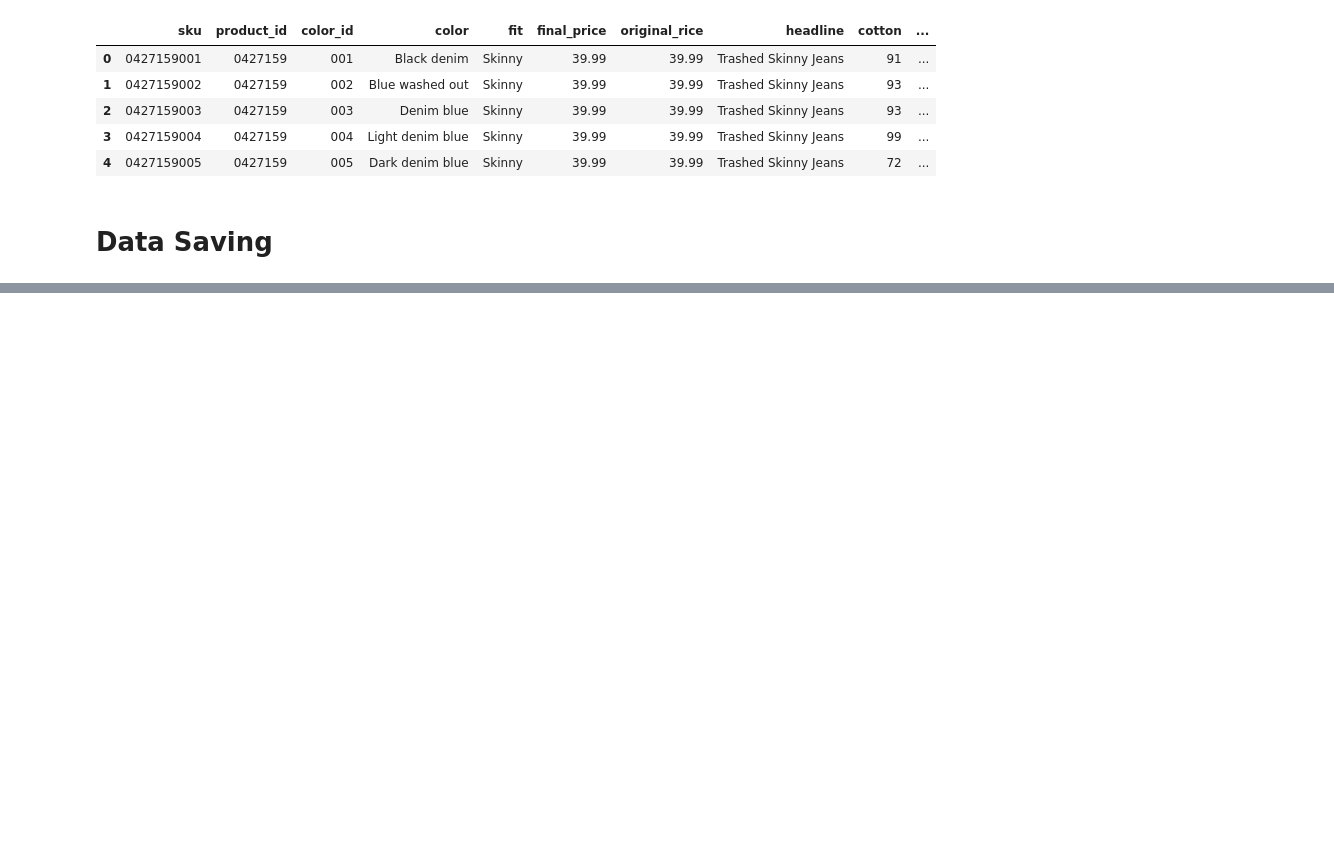
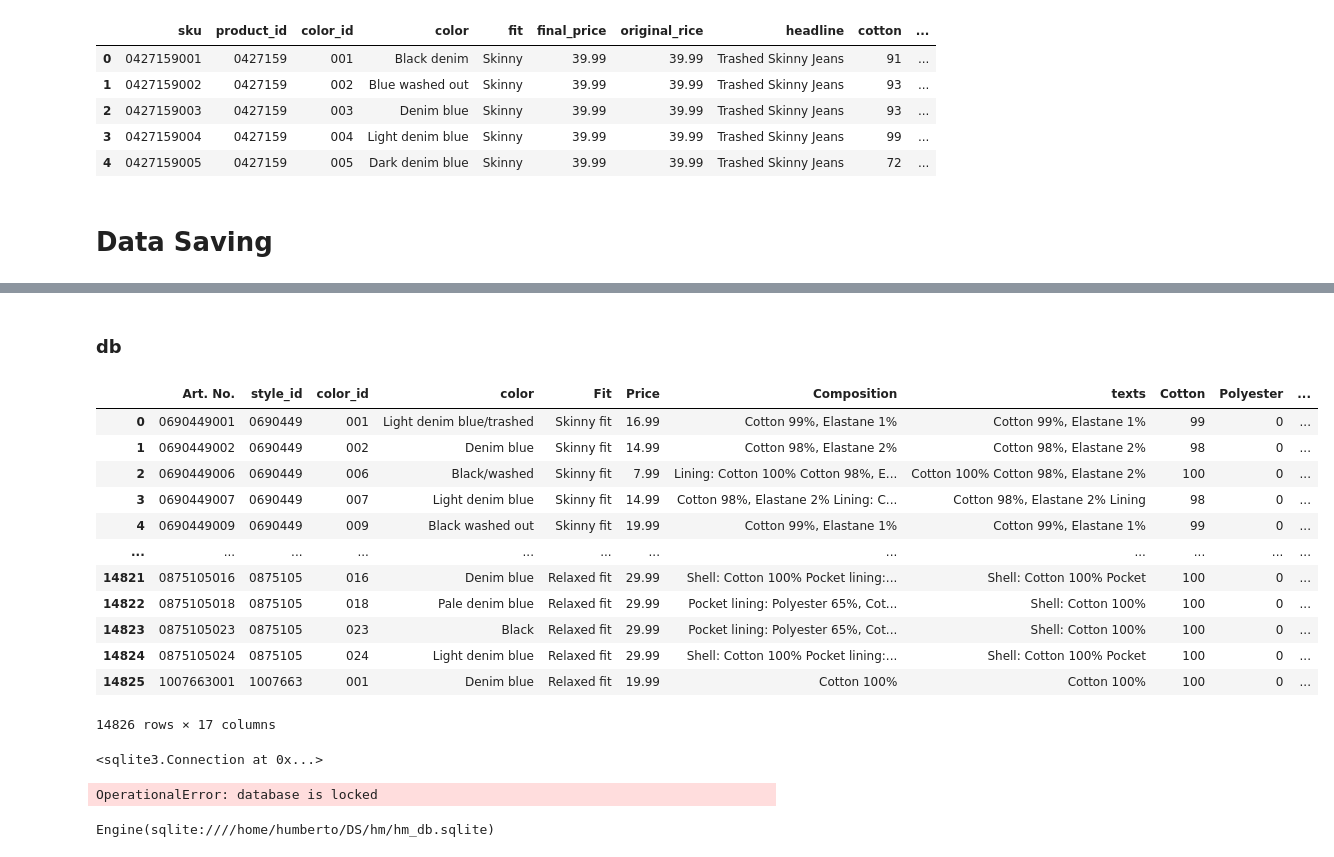
Before and after one commit to humberto-aguiar/Web-Scraping-Jeans, a Jupyter notebook: hm-web-scraping-v01.ipynb, the cells around one changed output, grey strips where cells are left out. Saved outputs shown, nothing was run; the diff lists cells and outputs as text; code cells hidden in the pictures; blank space fills up the shorter version.

```diff
--- a/hm-web-scraping-v01.ipynb
+++ b/hm-web-scraping-v01.ipynb
@@ -609,0 +854,49 @@ df_final.to_csv('./backups/df_backup-{}.csv'.format(now), index = False)
+# %% [markdown]
+### db
+# %%
+# connection through sqlite
+path_to_db = '/home/humberto/DS/hm/hm_db.sqlite'
+conn = sqlite3.connect(path_to_db, timeout=10)
+
+query = """
+SELECT *
+FROM showroom
+"""
+
+df_sql = pd.read_sql_query(query, con = conn)
+df_sql
+# %% [output]
+|  | Art. No. | style_id | color_id | color | Fit | Price | Composition | texts | Cotton | Polyester | ... |
+| 0 | 0690449001 | 0690449 | 001 | Light denim blue/trashed | Skinny fit | 16.99 | Cotton 99%, Elastane 1% | Cotton 99%, Elastane 1% | 99 | 0 | ... |
+| 1 | 0690449002 | 0690449 | 002 | Denim blue | Skinny fit | 14.99 | Cotton 98%, Elastane 2% | Cotton 98%, Elastane 2% | 98 | 0 | ... |
+| 2 | 0690449006 | 0690449 | 006 | Black/washed | Skinny fit | 7.99 | Lining: Cotton 100% Cotton 98%, E... | Cotton 100% Cotton 98%, Elastane 2% | 100 | 0 | ... |
+| 3 | 0690449007 | 0690449 | 007 | Light denim blue | Skinny fit | 14.99 | Cotton 98%, Elastane 2% Lining: C... | Cotton 98%, Elastane 2% Lining | 98 | 0 | ... |
+| 4 | 0690449009 | 0690449 | 009 | Black washed out | Skinny fit | 19.99 | Cotton 99%, Elastane 1% | Cotton 99%, Elastane 1% | 99 | 0 | ... |
+| ... | ... | ... | ... | ... | ... | ... | ... | ... | ... | ... | ... |
+| 14821 | 0875105016 | 0875105 | 016 | Denim blue | Relaxed fit | 29.99 | Shell: Cotton 100% Pocket lining:... | Shell: Cotton 100% Pocket | 100 | 0 | ... |
+| 14822 | 0875105018 | 0875105 | 018 | Pale denim blue | Relaxed fit | 29.99 | Pocket lining: Polyester 65%, Cot... | Shell: Cotton 100% | 100 | 0 | ... |
+| 14823 | 0875105023 | 0875105 | 023 | Black | Relaxed fit | 29.99 | Pocket lining: Polyester 65%, Cot... | Shell: Cotton 100% | 100 | 0 | ... |
+| 14824 | 0875105024 | 0875105 | 024 | Light denim blue | Relaxed fit | 29.99 | Shell: Cotton 100% Pocket lining:... | Shell: Cotton 100% Pocket | 100 | 0 | ... |
+| 14825 | 1007663001 | 1007663 | 001 | Denim blue | Relaxed fit | 19.99 | Cotton 100% | Cotton 100% | 100 | 0 | ... |
+14826 rows × 17 columns
+# %%
+conn = sqlite3.connect(path_to_db, timeout=10)
+conn
+# %% [output]
+<sqlite3.Connection at 0x...>
+# %%
+query = """
+ALTER TABLE showroom
+ADD COLUMN test bigint;
+"""
+
+conn.execute(query)
+conn.commit()
+# %% [output]
+OperationalError: database is locked
+# %%
+path_to_db = '/home/humberto/DS/hm/hm_db.sqlite'
+engine = create_engine("sqlite:///{}".format(path_to_db), echo = True)
+engine
+# %% [output]
+Engine(sqlite:////home/humberto/DS/hm/hm_db.sqlite)
```
Also changed, not shown: parts of 29 cells of this notebook.
